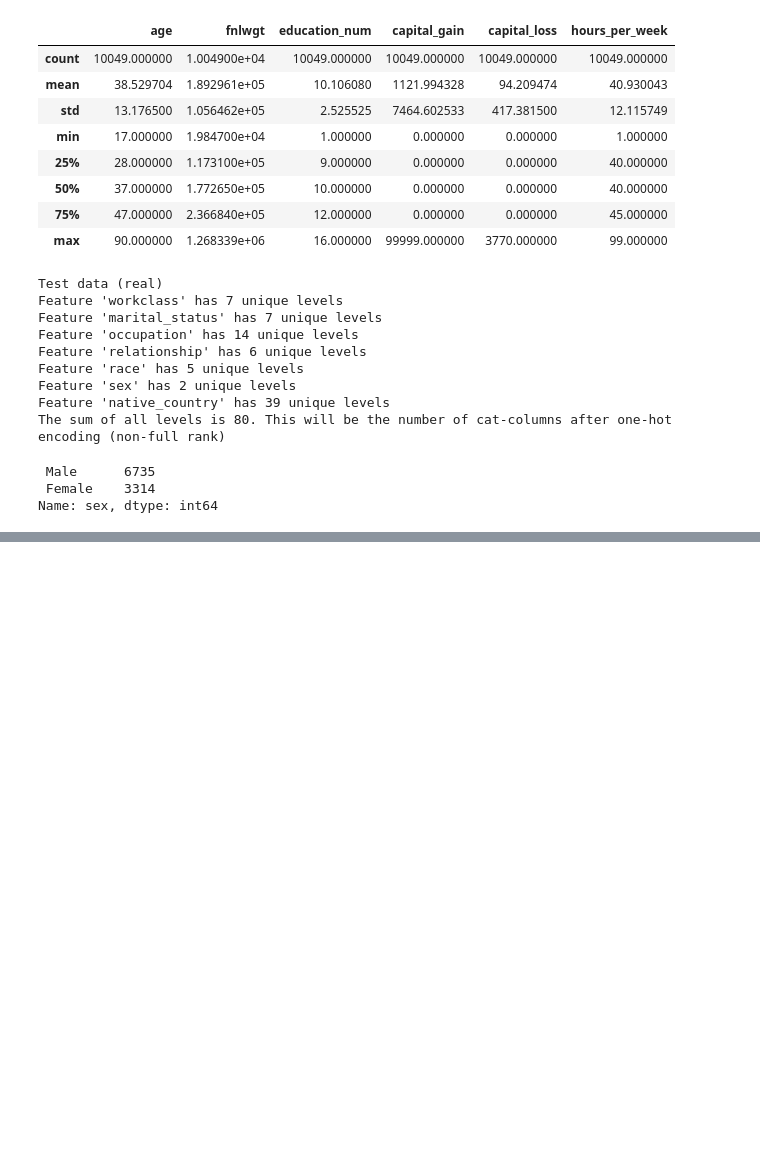
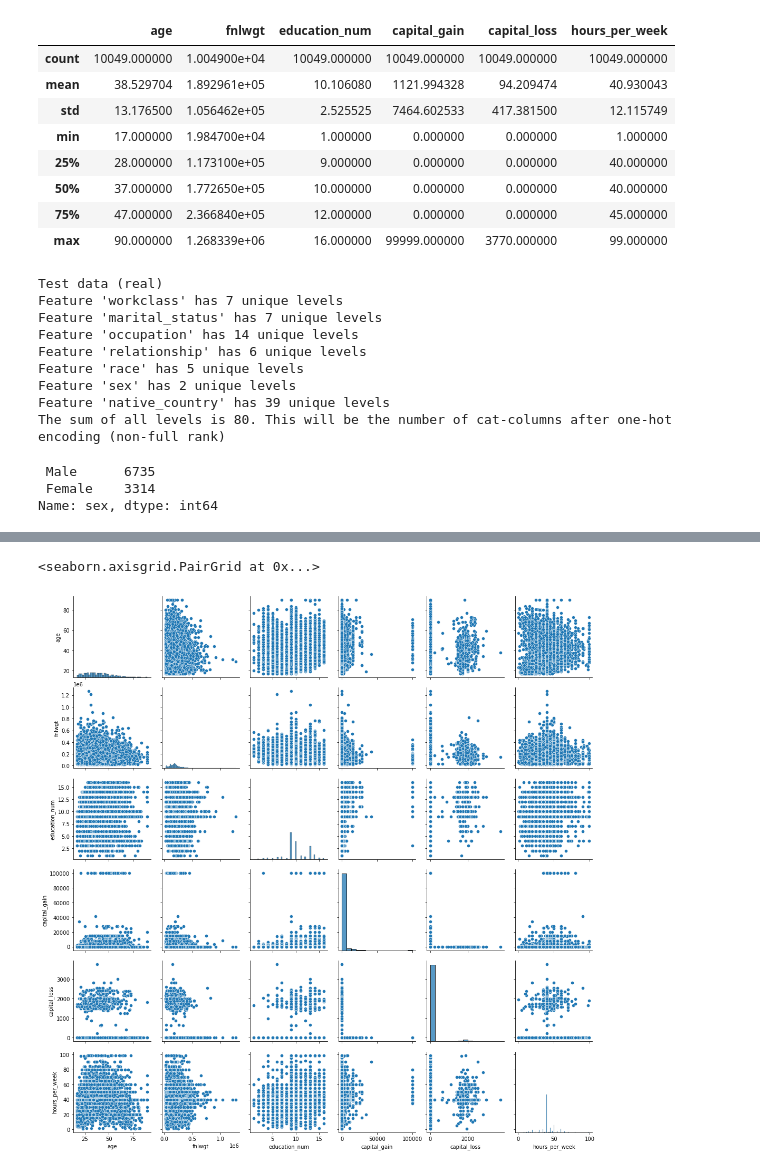
Before and after one commit to alexaoh/tabular-diffusion-for-counterfactuals, a Jupyter notebook: VAE_pytorch.ipynb, the cells around one changed output, grey strips where cells are left out. Saved outputs shown, nothing was run; the diff lists cells and outputs as text; code cells hidden in the pictures; blank space fills up the shorter version.

```diff
--- a/VAE_pytorch.ipynb
+++ b/VAE_pytorch.ipynb
@@ -652,0 +662,15 @@ We make some plots that can be used to compare the synthetic and the original da
+# %%
+Adult = Data(adult_data, categorical_features, numerical_features, valid = True)
+
+# Load the preprocessed data.
+X_train_prep, y_train = Adult.get_training_data_preprocessed()
+X_test_prep, y_test = Adult.get_test_data_preprocessed()
+X_valid_prep, y_valid = Adult.get_validation_data_preprocessed()
+
+# Load the original data to have for later.
+X_train_og, _  = Adult.get_training_data()
+X_test_og, _  = Adult.get_test_data()
+X_valid_og, _ = Adult.get_validation_data()
+
+X_train_og.info()
+X_train_og.describe()
@@ -652,0 +707,5 @@ We make some plots that can be used to compare the synthetic and the original da
+# %%
+sbs.pairplot(X_test_og)
+# %% [output]
+<seaborn.axisgrid.PairGrid at 0x...>
+[figure, added]
```
Also changed, not shown: parts of 10 cells of this notebook, 12 other files.
